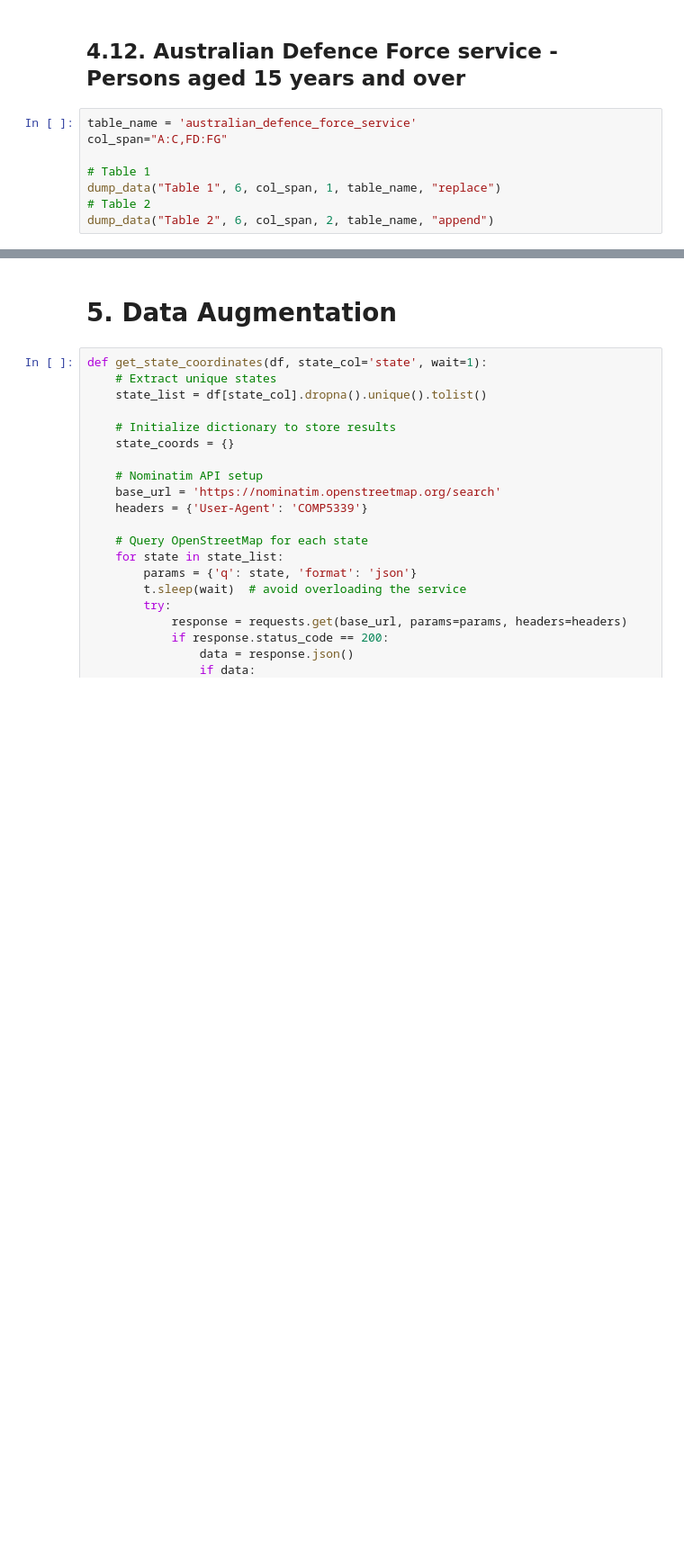
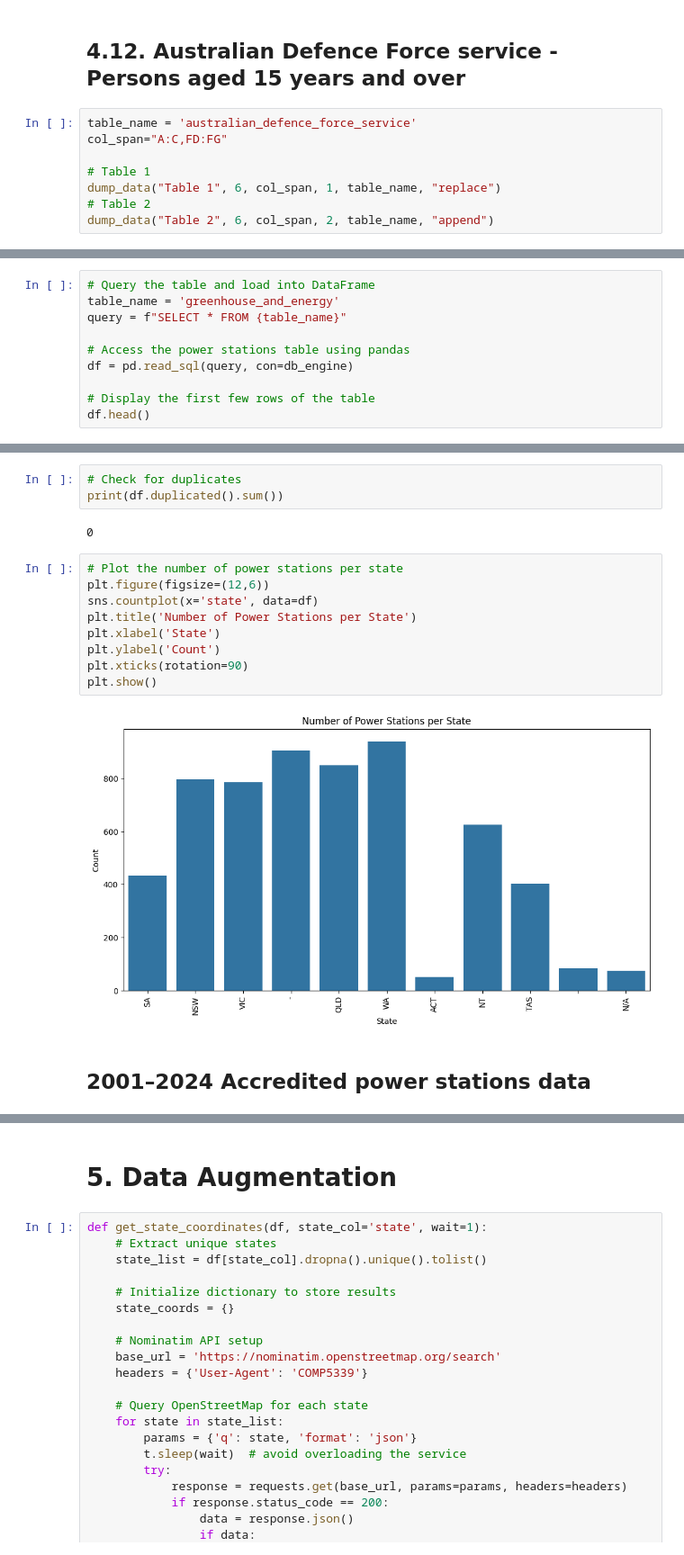
Before and after one commit to mnaufaldr01/de-assignment-1, a Jupyter notebook: assignment1.ipynb, the cells around one changed output, grey strips where cells are left out. Shown: that part at 90% size. Cells and saved outputs as stored; diff of their text form; blank space fills up the shorter version.

```diff
--- a/assignment1.ipynb
+++ b/assignment1.ipynb
@@ -522,0 +635,10 @@ dump_data("Table 2", 6, col_span, 2, table_name, "append")
+# %%
+# Query the table and load into DataFrame
+table_name = 'greenhouse_and_energy'
+query = f"SELECT * FROM {table_name}"
+
+# Access the power stations table using pandas
+df = pd.read_sql(query, con=db_engine)
+
+# Display the first few rows of the table
+df.head()
@@ -522,0 +685,18 @@ dump_data("Table 2", 6, col_span, 2, table_name, "append")
+# %%
+# Check for duplicates
+print(df.duplicated().sum())
+# %% [output]
+0
+# %%
+# Plot the number of power stations per state
+plt.figure(figsize=(12,6))
+sns.countplot(x='state', data=df)
+plt.title('Number of Power Stations per State')
+plt.xlabel('State')
+plt.ylabel('Count')
+plt.xticks(rotation=90)
+plt.show()
+# %% [output]
+[figure, added]
+# %% [markdown]
+## 2001–2024 Accredited power stations data
```
Also changed, not shown: parts of 38 cells of this notebook.
